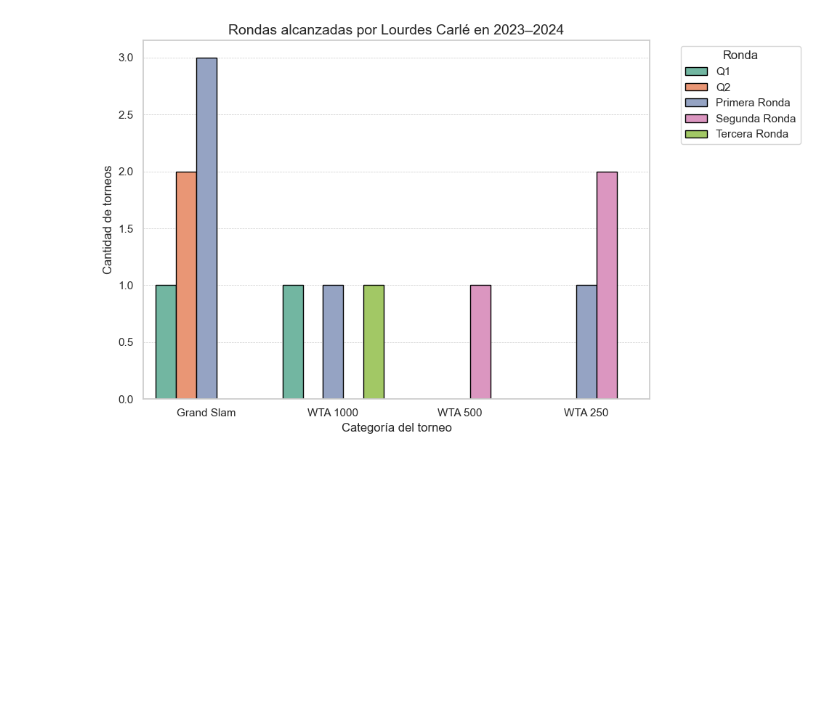
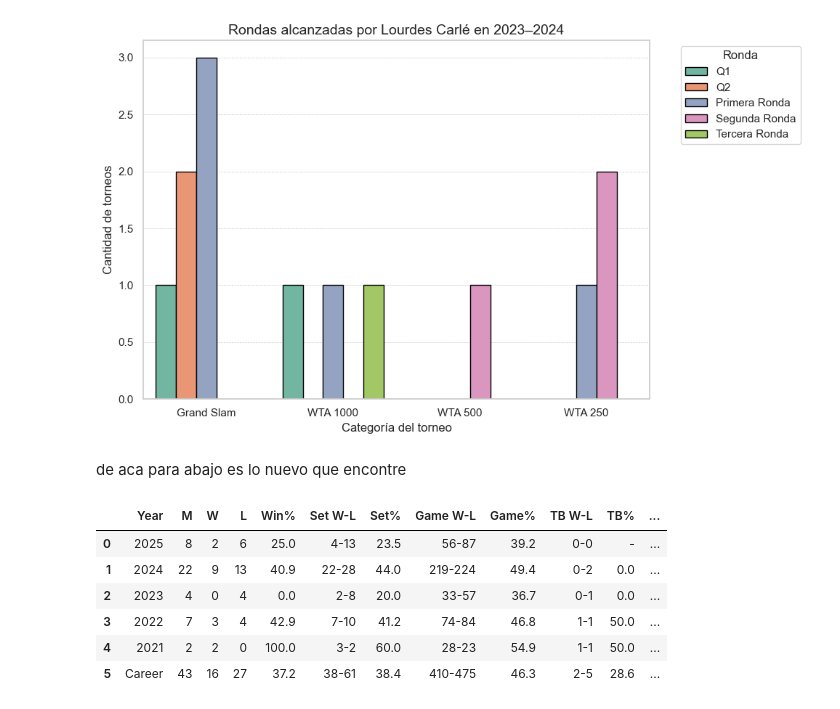
Before and after one commit to roreravi/kevin, a Jupyter notebook: tennis/carle.ipynb, the cells around one changed output. Saved outputs shown, nothing was run; the diff lists cells and outputs as text; code cells hidden in the pictures; blank space fills up the shorter version.

Commit message:
cambios carle

```diff
--- a/tennis/carle.ipynb
+++ b/tennis/carle.ipynb
@@ -310,7 +310,51 @@ plt.show()
 # %% [output]
 <Figure size 1000x600 with 0 Axes>
 [figure]
+# %% [markdown]
+de aca para abajo es lo nuevo que encontre
 # %%
 # Obtener datos reales y detallados del servicio (dirección, velocidad, efecto, etc.).
 -  #Analizar los patrones de devolución de Carlé y sus oponentes.
 -   #Examinar el juego de rally (longitud, errores, winners, etc.).
+# %%
+#¿Qué contienen los datos?
+#Temporadas (años): 2021–2025 + "Career"
+#Métricas de rendimiento: victorias, derrotas, % de quiebre, % de servicio, games ganados, etc.
+#Ideal para: análisis de evolución por año.
+
+carle_stats = {
+    "Year": ["2025", "2024", "2023", "2022", "2021", "Career"],
+    "M": [8, 22, 4, 7, 2, 43],
+    "W": [2, 9, 0, 3, 2, 16],
+    "L": [6, 13, 4, 4, 0, 27],
+    "Win%": [25.0, 40.9, 0.0, 42.9, 100.0, 37.2],
+    "Set W-L": ["4-13", "22-28", "2-8", "7-10", "3-2", "38-61"],
+    "Set%": [23.5, 44.0, 20.0, 41.2, 60.0, 38.4],
+    "Game W-L": ["56-87", "219-224", "33-57", "74-84", "28-23", "410-475"],
+    "Game%": [39.2, 49.4, 36.7, 46.8, 54.9, 46.3],
+    "TB W-L": ["0-0", "0-2", "0-1", "1-1", "1-1", "2-5"],
+    "TB%": ["-", 0.0, 0.0, 50.0, 50.0, 28.6],
+    "MS": [8, 22, 4, 6, 2, 42],
+    "Hld%": [45.8, 53.9, 40.9, 58.0, 60.0, 52.2],
+    "Brk%": [32.4, 45.5, 33.3, 39.1, 54.2, 41.5],
+    "A%": [0.6, 0.9, 0.0, 1.6, 0.0, 0.8],
+    "DF%": [7.6, 7.7, 9.5, 5.4, 6.0, 7.4],
+    "1stIn": [70.8, 69.6, 61.9, 63.9, 59.0, 67.5],
+    "1st%": [53.8, 60.1, 53.8, 60.2, 59.2, 58.4],
+    "2nd%": [37.3, 30.6, 29.8, 38.3, 45.6, 34.1],
+    "SPW": [49.0, 51.1, 44.7, 52.3, 53.6, 50.5],
+    "RPW": [43.4, 48.4, 42.0, 45.5, 49.4, 46.5],
+    "TPW": [46.3, 49.7, 43.3, 49.0, 51.5, 48.5],
+    "DR": [0.85, 0.99, 0.76, 0.95, 1.06, 0.94],
+    "Best": ["R16 (Hobart)", "SF (Buenos Aires 125)", "", "R16 (Hamburg)", "", ""]
+}
+df_carle = pd.DataFrame(carle_stats)
+df_carle
+# %% [output]
+|  | Year | M | W | L | Win% | Set W-L | Set% | Game W-L | Game% | TB W-L | TB% | ... |
+| 0 | 2025 | 8 | 2 | 6 | 25.0 | 4-13 | 23.5 | 56-87 | 39.2 | 0-0 | - | ... |
+| 1 | 2024 | 22 | 9 | 13 | 40.9 | 22-28 | 44.0 | 219-224 | 49.4 | 0-2 | 0.0 | ... |
+| 2 | 2023 | 4 | 0 | 4 | 0.0 | 2-8 | 20.0 | 33-57 | 36.7 | 0-1 | 0.0 | ... |
+| 3 | 2022 | 7 | 3 | 4 | 42.9 | 7-10 | 41.2 | 74-84 | 46.8 | 1-1 | 50.0 | ... |
+| 4 | 2021 | 2 | 2 | 0 | 100.0 | 3-2 | 60.0 | 28-23 | 54.9 | 1-1 | 50.0 | ... |
+| 5 | Career | 43 | 16 | 27 | 37.2 | 38-61 | 38.4 | 410-475 | 46.3 | 2-5 | 28.6 | ... |
```
Also changed, not shown: parts of 19 cells of this notebook, 1 other file.
